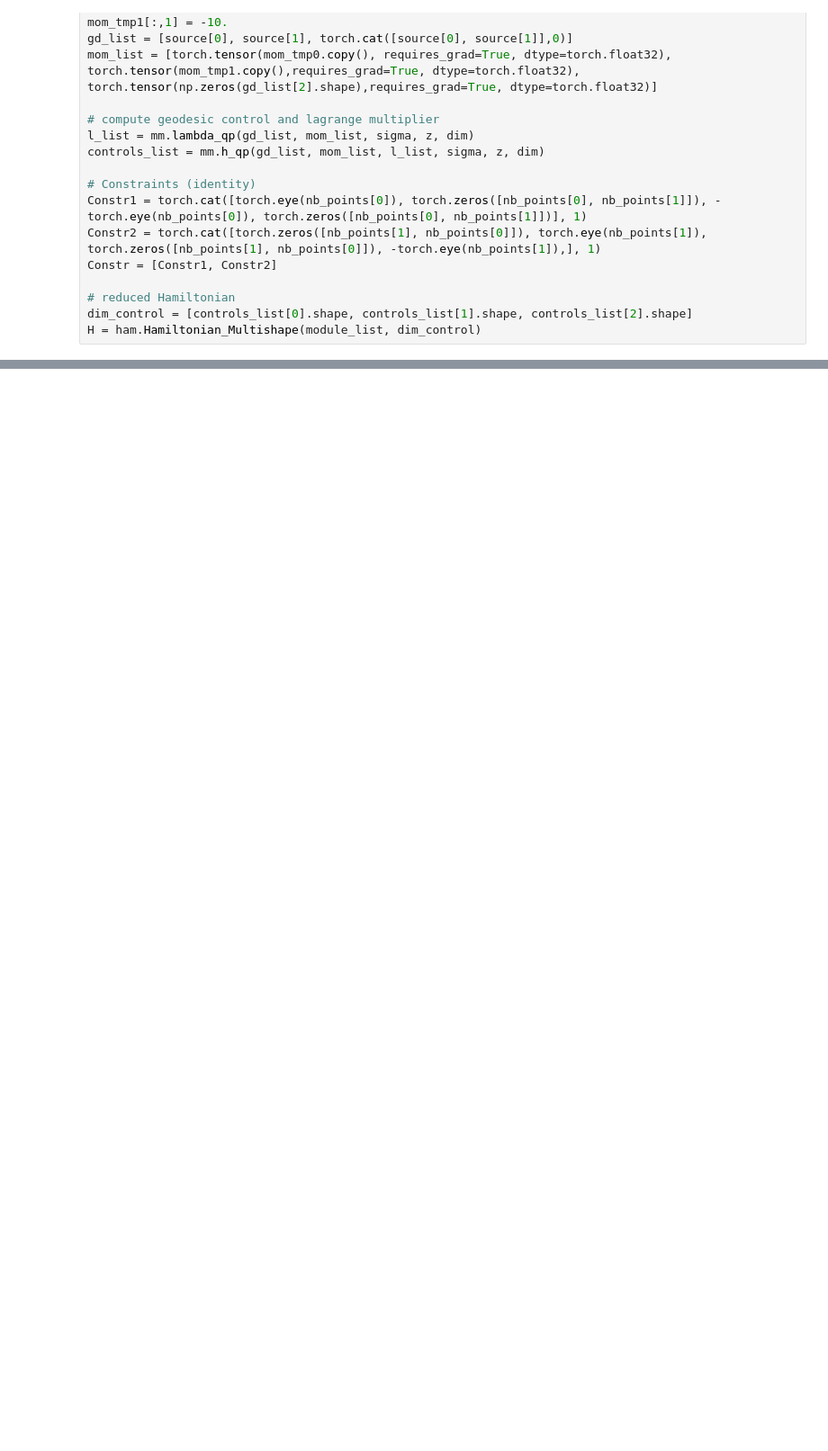
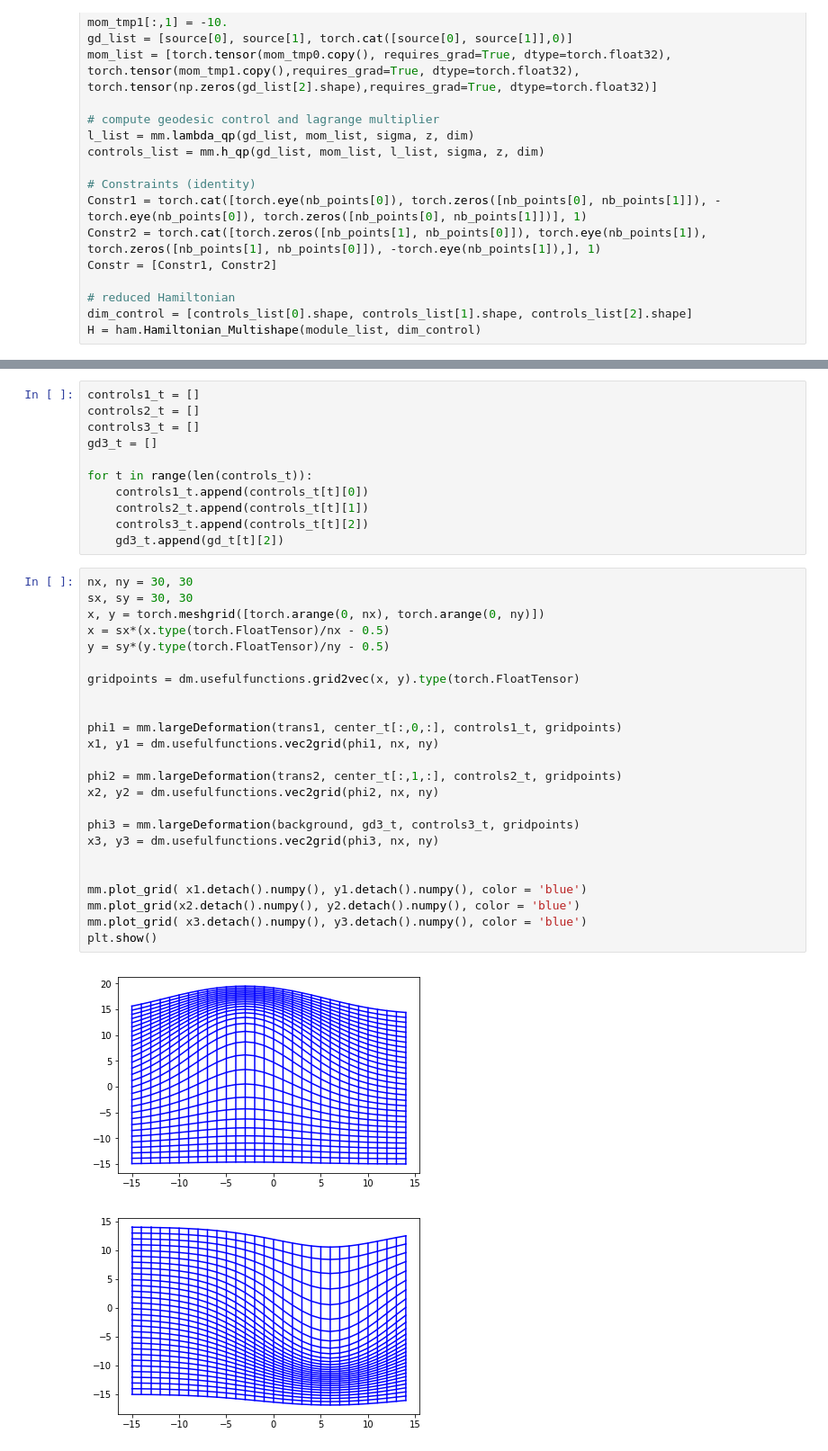
Before and after one commit to RosaKow/Masterthesis, a Jupyter notebook: defmod/multishape_circles.ipynb, the cells around one changed output, grey strips where cells are left out. Shown at 90% size. Drawn from its saved outputs; the diff is of its cells as text; blank space fills up the shorter version.

```diff
--- a/defmod/multishape_circles.ipynb
+++ b/defmod/multishape_circles.ipynb
@@ -158,0 +275,38 @@ plt.show()
+# %%
+controls1_t = []
+controls2_t = []
+controls3_t = []
+gd3_t = []
+
+for t in range(len(controls_t)):
+    controls1_t.append(controls_t[t][0])
+    controls2_t.append(controls_t[t][1])
+    controls3_t.append(controls_t[t][2])
+    gd3_t.append(gd_t[t][2])
+# %%
+nx, ny = 30, 30
+sx, sy = 30, 30
+x, y = torch.meshgrid([torch.arange(0, nx), torch.arange(0, ny)])
+x = sx*(x.type(torch.FloatTensor)/nx - 0.5)
+y = sy*(y.type(torch.FloatTensor)/ny - 0.5)
+
+gridpoints = dm.usefulfunctions.grid2vec(x, y).type(torch.FloatTensor)
+
+
+phi1 = mm.largeDeformation(trans1, center_t[:,0,:], controls1_t, gridpoints)
+x1, y1 = dm.usefulfunctions.vec2grid(phi1, nx, ny)
+
+phi2 = mm.largeDeformation(trans2, center_t[:,1,:], controls2_t, gridpoints)
+x2, y2 = dm.usefulfunctions.vec2grid(phi2, nx, ny)
+
+phi3 = mm.largeDeformation(background, gd3_t, controls3_t, gridpoints)
+x3, y3 = dm.usefulfunctions.vec2grid(phi3, nx, ny)
+
+
+mm.plot_grid( x1.detach().numpy(), y1.detach().numpy(), color = 'blue')
+mm.plot_grid(x2.detach().numpy(), y2.detach().numpy(), color = 'blue')
+mm.plot_grid( x3.detach().numpy(), y3.detach().numpy(), color = 'blue')
+plt.show()
+# %% [output]
+[figure, added]
+[figure, added]
```
Also changed, not shown: parts of 35 cells of this notebook, 3 other files.
